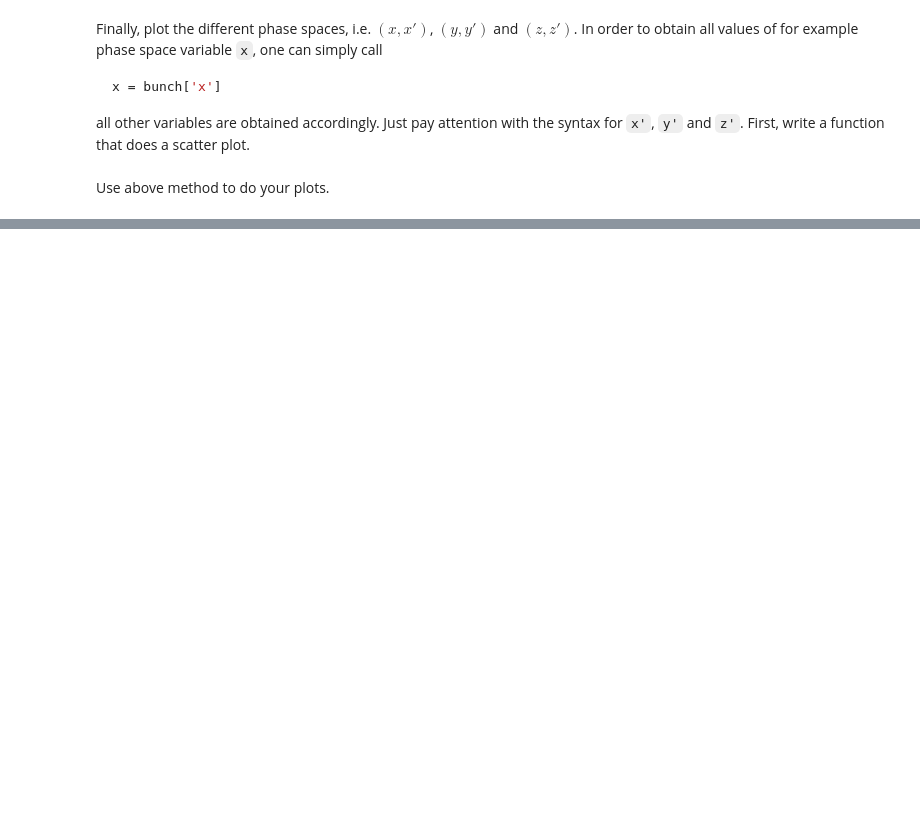
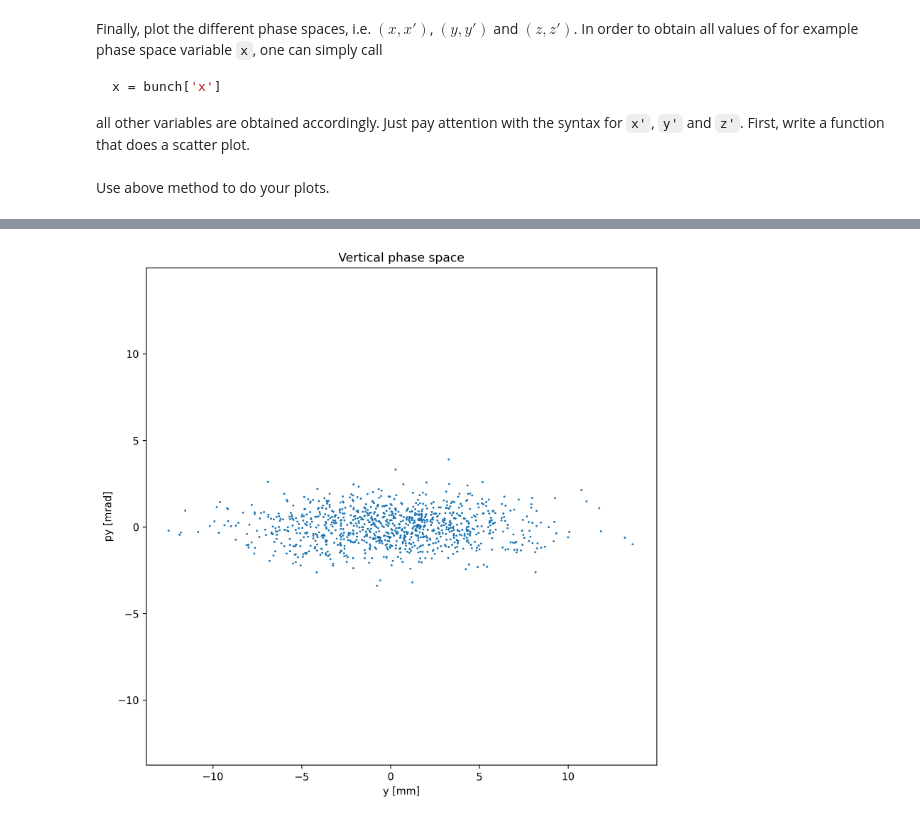
Before and after one commit to potato18z/pam1-hs2021, a Jupyter notebook: Introduction_to_pyAcceLEGOrator.ipynb, the cells around one changed output, grey strips where cells are left out. Cells and saved outputs as stored; diff of their text form; code cells hidden in the pictures; blank space fills up the shorter version.

```diff
--- a/Introduction_to_pyAcceLEGOrator.ipynb
+++ b/Introduction_to_pyAcceLEGOrator.ipynb
@@ -294,11 +305,13 @@ plt.show()
 # %%
 fig = plt.figure(dpi=300)
 fig.set_size_inches(9,9)
 ax = fig.add_subplot(111)
 ax.set_title('Vertical phase space')
 
-plot_phase_space(ax, bunch['y'], bunch["y'"], "y [mm]", "y' [mrad]")
+plot_phase_space(ax, bunch['y'], bunch["py"], "y [mm]", "py [mrad]")
 plt.show()
+# %% [output]
+[figure, added]
 # %%
 fig = plt.figure(dpi=300)
 fig.set_size_inches(9,9)
```
Also changed, not shown: parts of 4 cells of this notebook.
